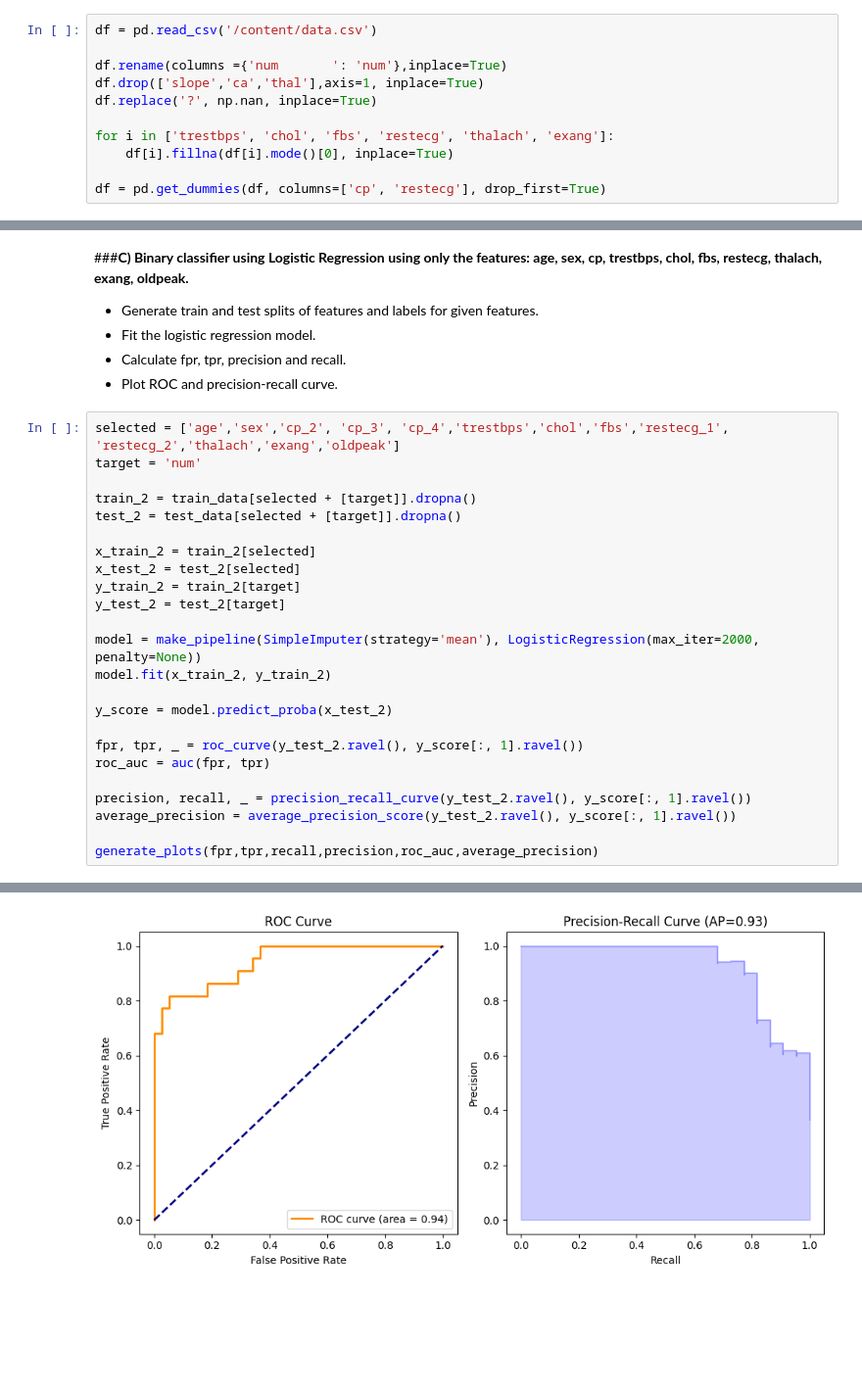
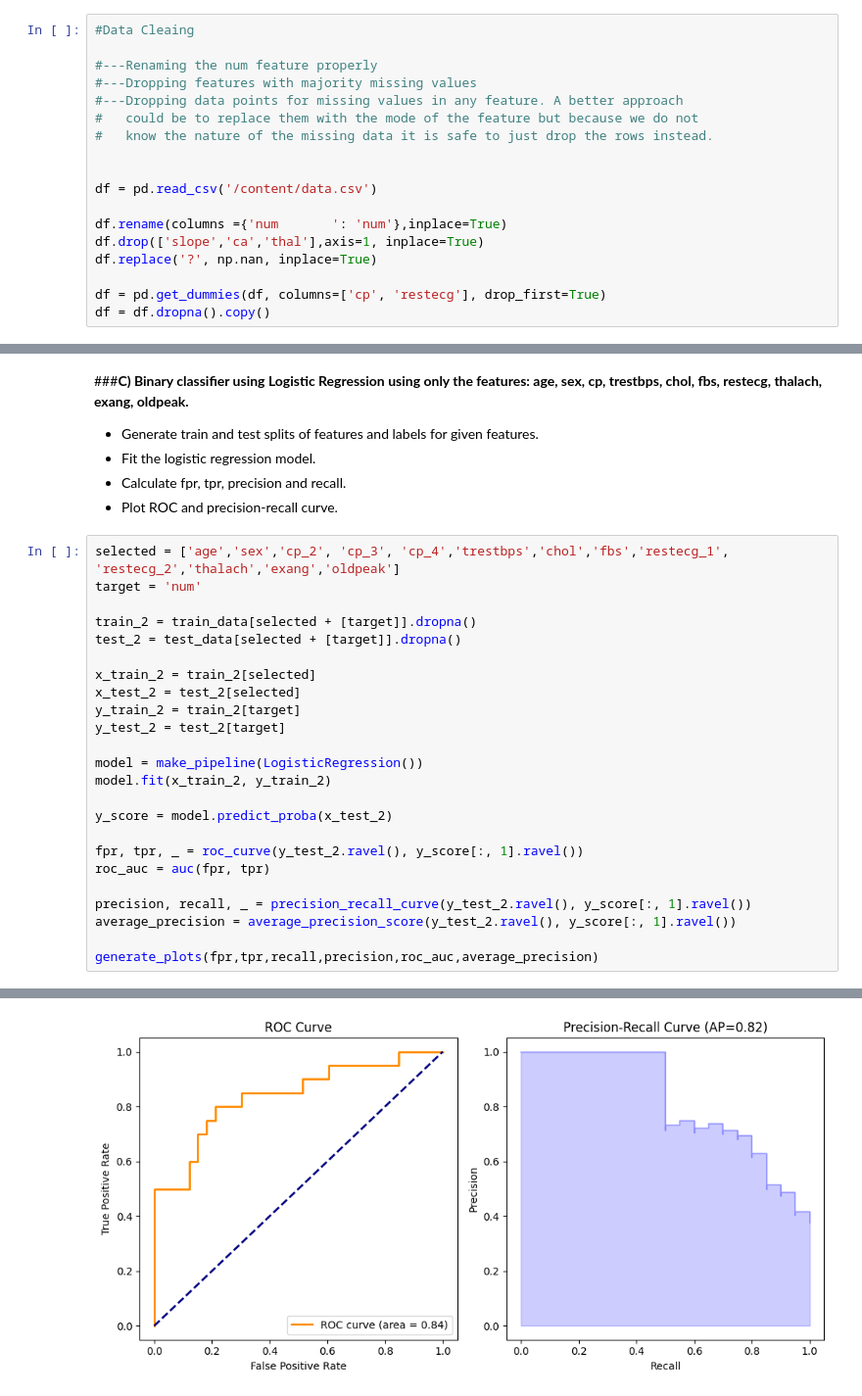
Before and after one commit to therrshan/Machine-Learning-Practice, a Jupyter notebook: 6140 Codes/HW2/CS6140_HW2.ipynb, the cells around one changed output, grey strips where cells are left out. Shown at 98% size. Drawn from its saved outputs; the diff is of its cells as text; blank space fills up the shorter version.

```diff
--- a/6140 Codes/HW2/CS6140_HW2.ipynb
+++ b/6140 Codes/HW2/CS6140_HW2.ipynb
@@ -26,16 +159,23 @@ from sklearn.pipeline import make_pipeline
 *   Create seperate dataframes from each value of num and select 20 percent for test dataset.
 *   Plot histograms for each feature in both train and test data set.
 # %%
+#Data Cleaing
+
+#---Renaming the num feature properly
+#---Dropping features with majority missing values
+#---Dropping data points for missing values in any feature. A better approach
+#   could be to replace them with the mode of the feature but because we do not
+#   know the nature of the missing data it is safe to just drop the rows instead.
+
+
 df = pd.read_csv('/content/data.csv')
 
 df.rename(columns ={'num       ': 'num'},inplace=True)
 df.drop(['slope','ca','thal'],axis=1, inplace=True)
 df.replace('?', np.nan, inplace=True)
 
-for i in ['trestbps', 'chol', 'fbs', 'restecg', 'thalach', 'exang']:
-    df[i].fillna(df[i].mode()[0], inplace=True)
-
 df = pd.get_dummies(df, columns=['cp', 'restecg'], drop_first=True)
+df = df.dropna().copy()
 # %%
 num_0 = df[df['num'] == 0]
 num_1 = df[df['num'] == 1]
@@ -167,27 +307,27 @@ generate_plots(fpr,tpr,recall,precision,roc_auc,average_precision)
 # %%
 selected = ['age','sex','cp_2', 'cp_3', 'cp_4','trestbps','chol','fbs','restecg_1', 'restecg_2','thalach','exang','oldpeak']
 target = 'num'
 
 train_2 = train_data[selected + [target]].dropna()
 test_2 = test_data[selected + [target]].dropna()
 
 x_train_2 = train_2[selected]
 x_test_2 = test_2[selected]
 y_train_2 = train_2[target]
 y_test_2 = test_2[target]
 
-model = make_pipeline(SimpleImputer(strategy='mean'), LogisticRegression(max_iter=2000, penalty=None))
+model = make_pipeline(LogisticRegression())
 model.fit(x_train_2, y_train_2)
 
 y_score = model.predict_proba(x_test_2)
 
 fpr, tpr, _ = roc_curve(y_test_2.ravel(), y_score[:, 1].ravel())
 roc_auc = auc(fpr, tpr)
 
 precision, recall, _ = precision_recall_curve(y_test_2.ravel(), y_score[:, 1].ravel())
 average_precision = average_precision_score(y_test_2.ravel(), y_score[:, 1].ravel())
 
 generate_plots(fpr,tpr,recall,precision,roc_auc,average_precision)
 # %% [output]
 <module 'matplotlib.pyplot' from '/usr/local/lib/python3.10/dist-packages/matplotlib/pyplot.py'>
-[figure, old version]
+[figure, new version]
```
Also changed, not shown: parts of 10 cells of this notebook, 2 other files.
